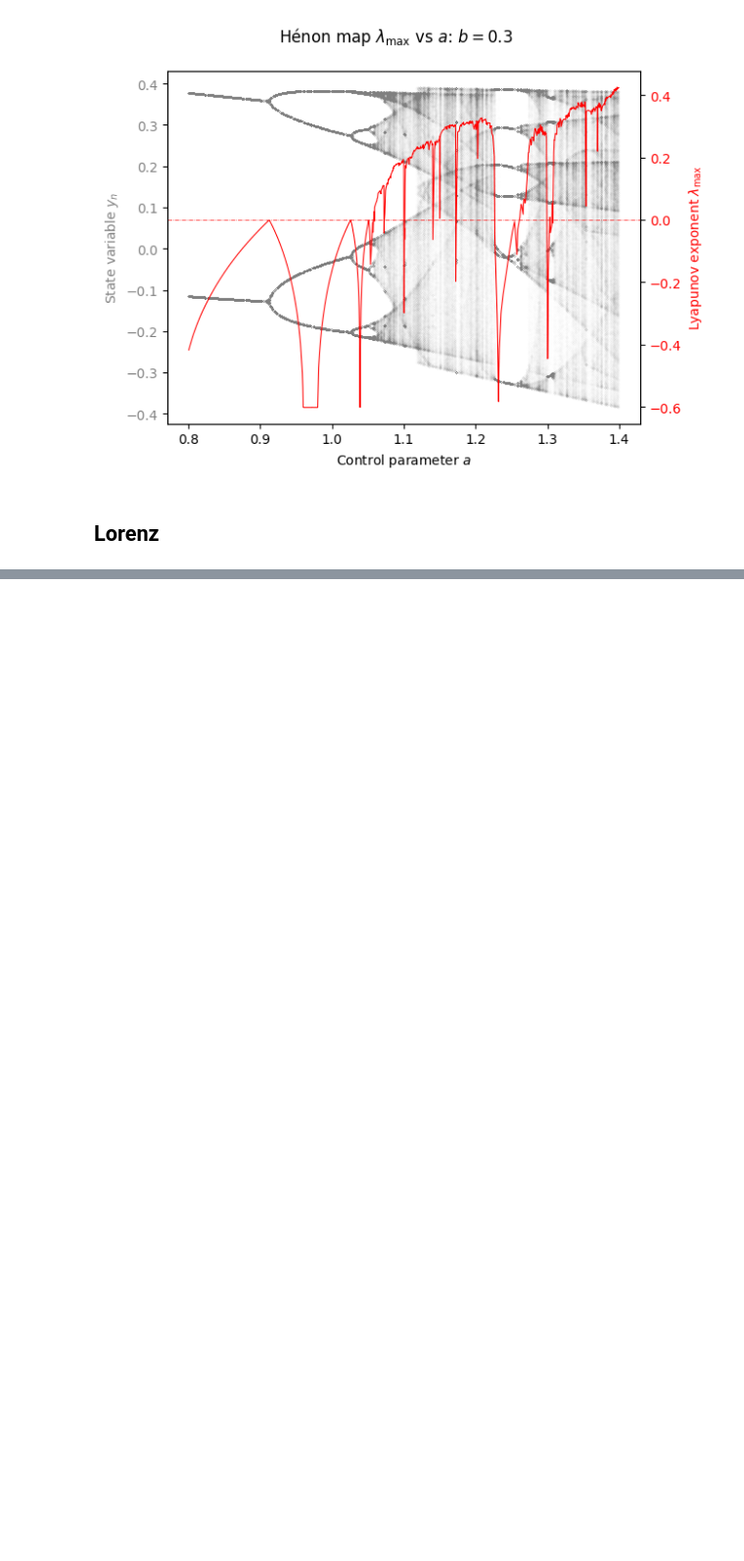
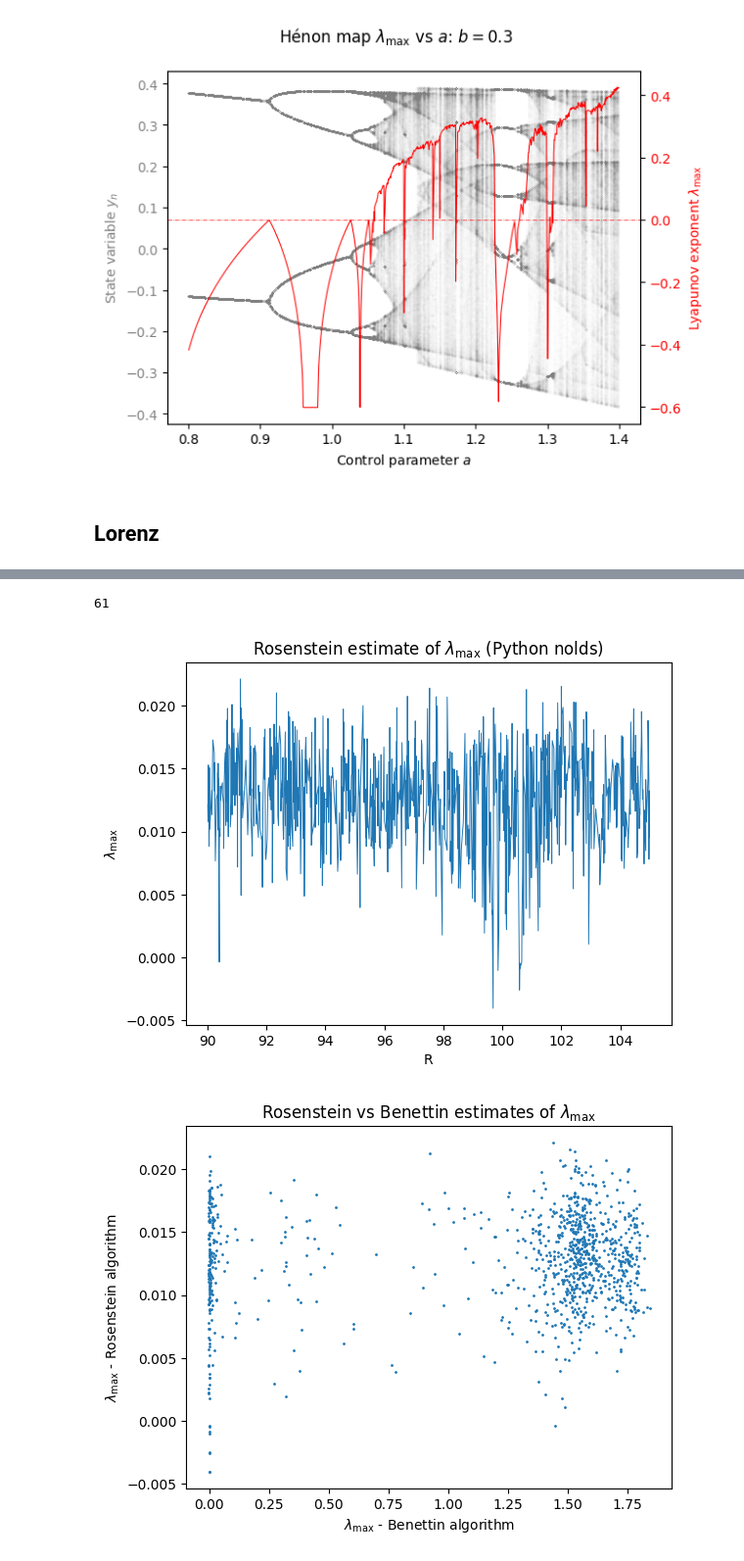
Before and after one commit to colinstephen/topological_divergences, a Jupyter notebook: chapter_figures.ipynb, the cells around one changed output, grey strips where cells are left out. Shown at 98% size. Saved outputs shown, nothing was run; the diff lists cells and outputs as text; code cells hidden in the pictures; blank space fills up the shorter version.

```diff
--- a/chapter_figures.ipynb
+++ b/chapter_figures.ipynb
@@ -272,0 +342,2 @@ plt.show()
+# %%
+lorenz_rosenstein_estimates = [lyap_r(ts) for ts in lorenz_trajectories]
@@ -272,0 +381,19 @@ plt.show()
+# %%
+len(results)
+# %% [output]
+61
+# %%
+plt.plot(lorenz_rho_values, lorenz_rosenstein_estimates, lw=0.7)
+plt.xlabel("R")
+plt.ylabel("$\lambda_{\max}$")
+plt.title("Rosenstein estimate of $\lambda_{\max}$ (Python nolds)")
+plt.show()
+
+plt.scatter(lorenz_lces, lorenz_rosenstein_estimates, s=1)
+plt.xlabel("$\lambda_{\max}$ - Benettin algorithm")
+plt.ylabel("$\lambda_{\max}$ - Rosenstein algorithm")
+plt.title("Rosenstein vs Benettin estimates of $\lambda_{\max}$")
+plt.show()
+# %% [output]
+[figure, added]
+[figure, added]
```
Also changed, not shown: parts of 24 cells of this notebook, 1 other file.
